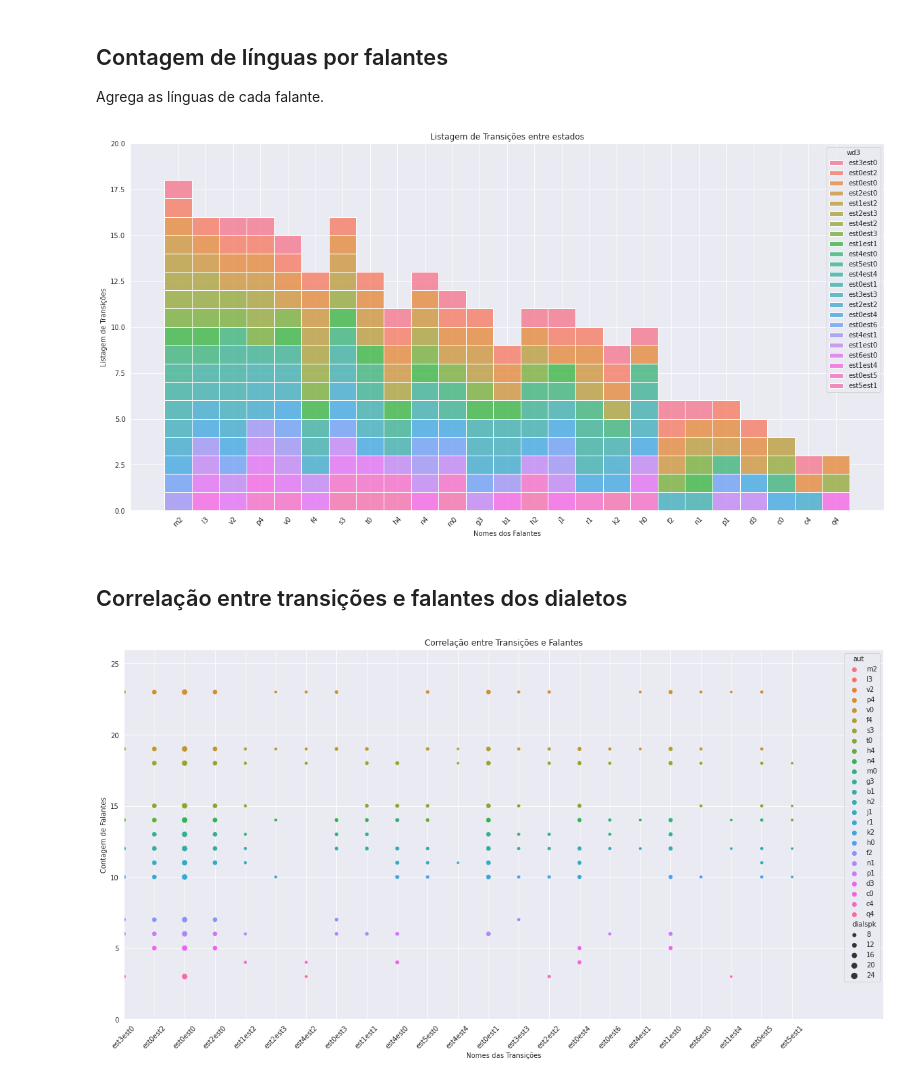
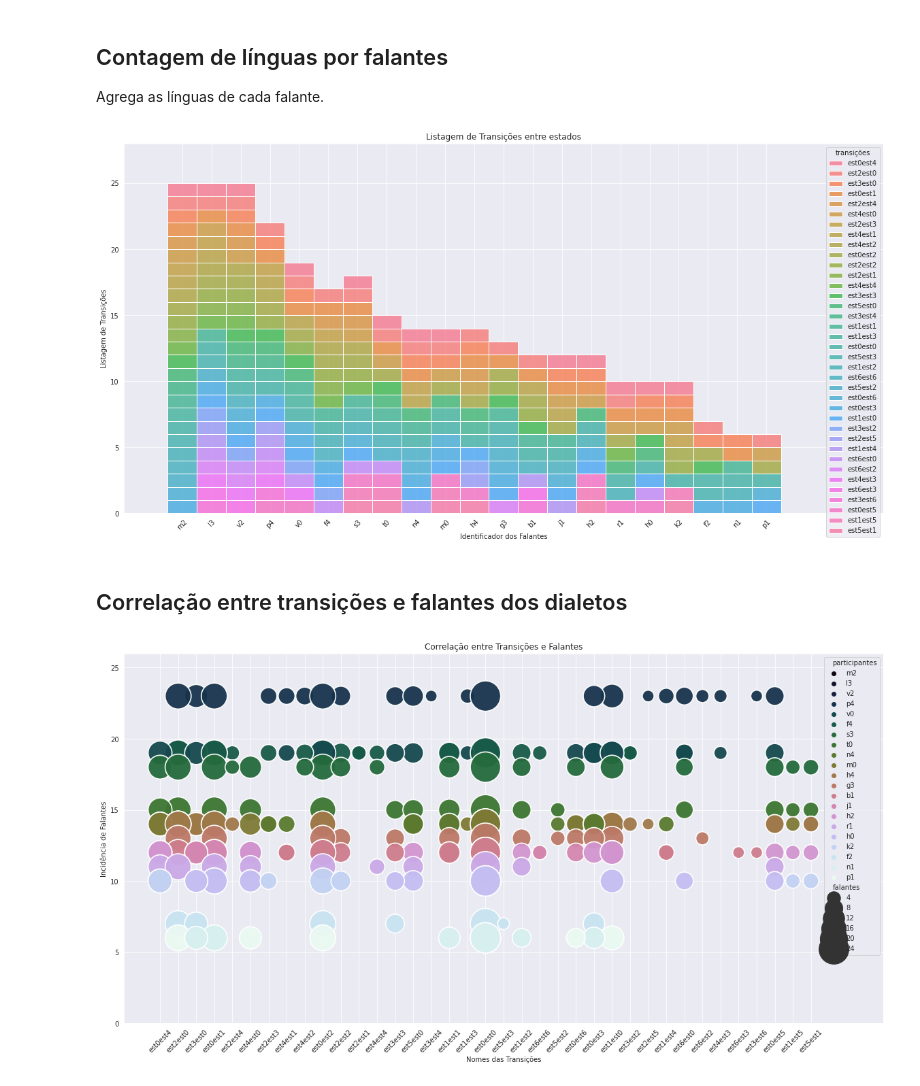
Before and after one commit to labase/data_edu, a Jupyter notebook: ipnb/organelas_eica.ipynb, the cells around one changed output. Saved outputs shown, nothing was run; the diff lists cells and outputs as text; code cells hidden in the pictures.

```diff
--- a/ipnb/organelas_eica.ipynb
+++ b/ipnb/organelas_eica.ipynb
@@ -264,13 +268,14 @@ s = d_sst_ct.groupby('wd3').agg({'aut': lambda x: tuple(sorted(set(x))), 'wd3cnt
 d_sst_spk = s.explode('aut').reset_index()
 d_sst_dial["dialspk"] = d_sst_dial.groupby('aut')['wd3cnt'].transform('count')
 d_sst_dial["spkdial"] = d_sst_dial.groupby('wd3')['wd3cnt'].transform('count')
-d_sst_spk["dialspk"] = d_sst_spk.groupby('wd3')['wd3cnt'].transform('count')
-d_sst_spk["spkdial"] = d_sst_spk.groupby('aut')['wd3cnt'].transform('count')
+d_sst_spk["spkdial"] = d_sst_spk.groupby('wd3')['wd3cnt'].transform('count')
+d_sst_spk["dialspk"] = d_sst_spk.groupby('aut')['wd3cnt'].transform('count')
 d_sst_spk = d_sst_spk[d_sst_spk["dialspk"]>5]
 d_sst_dial = d_sst_dial[d_sst_dial["dialspk"]>5]
 d_sst_spk = d_sst_spk[d_sst_spk["spkdial"]>2]
 d_sst_dial = d_sst_dial[d_sst_dial["spkdial"]>2]
 
 # print(a.explode('wd3'))
-d_sst_spk
+print(d_sst_spk.head(15))
+d_sst_dial.head(5)
 # %% [output]
@@ -318,19 +332,26 @@ d_sst_dial
 ## Contagem de línguas por falantes
 Agrega as línguas de cada falante.
 # %%
-d_sst_spk = d_sst_spk.sort_values(by="spkdial", ascending=False)
-sns.histplot(x=d_sst_spk.aut, data=d_sst_spk, multiple="stack", hue=d_sst_spk.wd3).set(
-    ylim=(0,20),title="Listagem de Transições entre estados", xlabel="Nomes dos Falantes", ylabel="Listagem de Transições")
+d_sst_spk = d_sst_spk.sort_values(by="dialspk", ascending=False)
+d_sst_spk = d_sst_spk.rename(columns = {"wd3": "transições", "dialspk": "incidências", "spkdial": "falantes"})#, "aut": "participantes"})
+sns.histplot(x=d_sst_spk.aut, data=d_sst_spk, multiple="stack", hue="transições").set(
+    xlim=(-2,24),ylim=(0,28),title="Listagem de Transições entre estados", xlabel="Identificador dos Falantes", ylabel="Listagem de Transições")
 plt.xticks(rotation=45)
 plt.gcf().set_size_inches(20, 10)
 # %% [output]
-[figure, old version]
+[figure, new version]
 # %% [markdown]
 ## Correlação entre transições e falantes dos dialetos
 # %%
-sns.scatterplot(data=d_sst_spk,x="wd3",y="spkdial",hue="aut", size="dialspk").set(
-    xlim=(0, 25), ylim=(0, 26), title="Correlação entre Transições e Falantes", xlabel="Nomes das Transições", ylabel="Contagem de Falantes")
+# pal=sns.color_palette("Spectral",21)BrBGPiYGx_jitter=500,y_jitter=300,RdYlBu
+pal=sns.color_palette("cubehelix",21)
+d_sst_spk = d_sst_spk.rename(columns = {"aut": "participantes"})
+
+#sns.scatterplot(data=d_sst_spk,x="wd3",y="spkdial",hue="aut", size="dialspk", sizes=(100,1000)).set(
+sns.scatterplot(palette=pal, alpha=0.95, data=d_sst_spk,x="transições",y="incidências",hue="participantes", size="falantes", sizes=(300,2000)).set(
+# sns.scatterplot(data=d_sst_spk,x="spkdial",y="dialspk",hue="aut", sizes=(1000,1000)).set(
+    xlim=(-2, 40), ylim=(0, 26), title="Correlação entre Transições e Falantes", xlabel="Nomes das Transições", ylabel="Incidência de Falantes")
 plt.xticks(rotation=45)
 plt.gcf().set_size_inches(20, 10)
 # %% [output]
-[figure, old version]
+[figure, new version]
```
Also changed, not shown: parts of 7 cells of this notebook, 1 other file.
